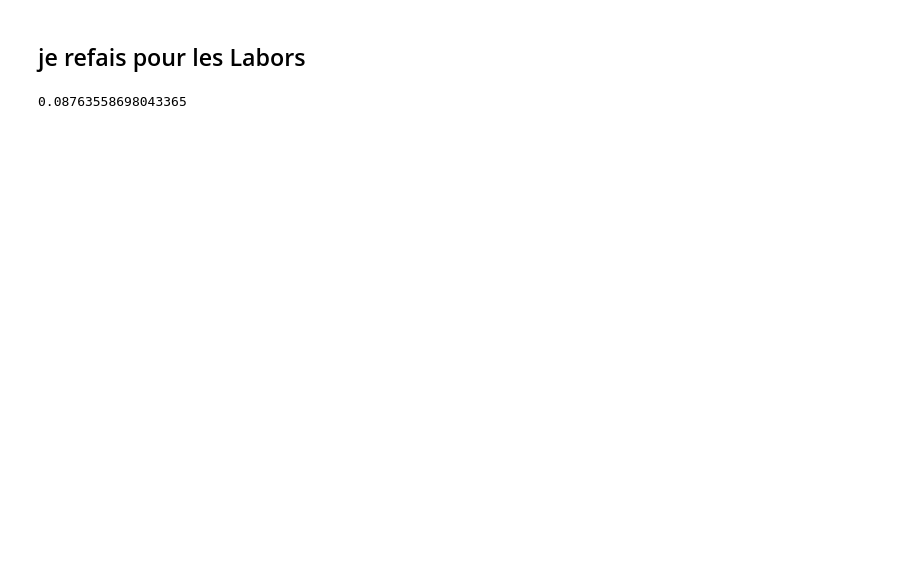
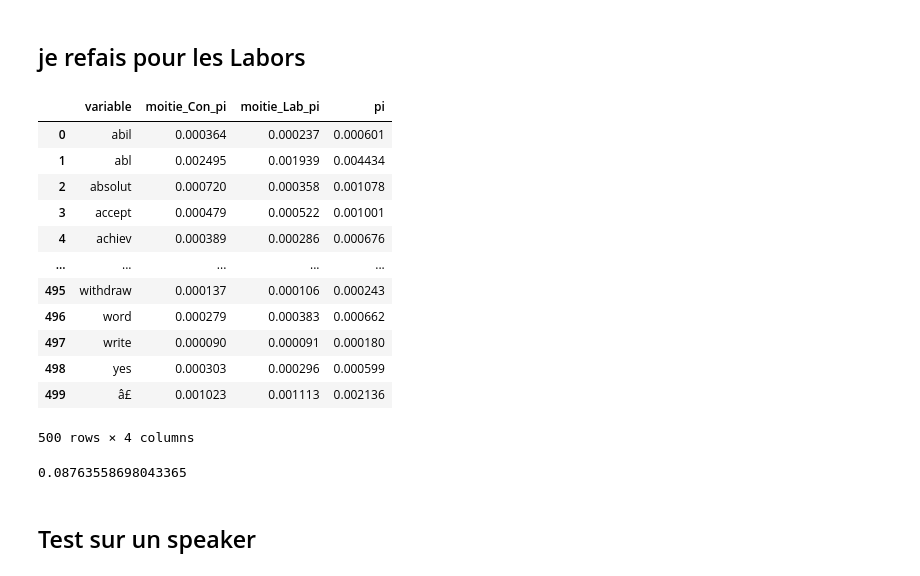
Before and after one commit to ismakrout/NLP-project, a Jupyter notebook: NB_3.ipynb, the cells around one changed output. Saved outputs shown, nothing was run; the diff lists cells and outputs as text; code cells hidden in the pictures; blank space fills up the shorter version.

```diff
--- a/NB_3.ipynb
+++ b/NB_3.ipynb
@@ -107,22 +142,22 @@ aux_Lab['q_hat_Lab_-ijt'] = aux_Lab['Somme_c_it'] / aux_Lab['Somme_m_it']
 # %%
-aux_Lab_intial = aux_Lab.drop(columns=['q_hat_Lab_-ijt'])
-aux_Lab_intial['Somme_m_it'] = aux_Lab_intial['Somme_m_it'] + aux_Lab_intial['m_it']
-aux_Lab_intial['Somme_c_it'] = aux_Lab_intial['Somme_c_it'] + aux_Lab_intial['value']
-aux_Lab_intial['q_hat_Lab_jt'] = aux_Lab_intial['Somme_c_it'] / aux_Lab_intial['Somme_m_it']
-aux_Lab_intial = aux_Lab_intial[['variable', 'q_hat_Lab_jt']]
-aux_Lab_intial.drop_duplicates(subset=['variable'], inplace=True)
+df_modelisation_Lab_intial = df_modelisation_Lab.drop(columns=['q_hat_Lab_-ijt'])
+df_modelisation_Lab_intial['Somme_m_it'] = df_modelisation_Lab_intial['Somme_m_it'] + df_modelisation_Lab_intial['m_it']
+df_modelisation_Lab_intial['Somme_c_it'] = df_modelisation_Lab_intial['Somme_c_it'] + df_modelisation_Lab_intial['value']
+df_modelisation_Lab_intial['q_hat_Lab_jt'] = df_modelisation_Lab_intial['Somme_c_it'] / df_modelisation_Lab_intial['Somme_m_it']
+df_modelisation_Lab_intial = df_modelisation_Lab_intial[['variable', 'q_hat_Lab_jt']]
+df_modelisation_Lab_intial.drop_duplicates(subset=['variable'], inplace=True)
 # %%
 # La je fais mon merge
-aux_Con = pd.merge(
-    aux_Con,
-    aux_Lab_intial,
+df_modelisation_Con = pd.merge(
+    df_modelisation_Con,
+    df_modelisation_Lab_intial,
     how='left',
     on=['variable']
 )
-aux_Con['rho_hat_-ijt'] = (aux_Con['q_hat_Con_-ijt']) / (aux_Con['q_hat_Con_-ijt'] + aux_Con['q_hat_Lab_jt'])
-aux_Con['produit'] = aux_Con['q_hat_it'] * aux_Con['rho_hat_-ijt']
-nb_Con = len(aux_Con['Speaker'].unique())
-res_Con = aux_Con[['variable', 'produit']].groupby(by=['variable']).sum().reset_index()
+df_modelisation_Con['rho_hat_-ijt'] = (df_modelisation_Con['q_hat_Con_-ijt']) / (df_modelisation_Con['q_hat_Con_-ijt'] + df_modelisation_Con['q_hat_Lab_jt'])
+df_modelisation_Con['produit'] = df_modelisation_Con['q_hat_it'] * df_modelisation_Con['rho_hat_-ijt']
+nb_Con = len(df_modelisation_Con['Speaker'].unique())
+res_Con = df_modelisation_Con[['variable', 'produit']].groupby(by=['variable']).sum().reset_index()
 res_Con['moitie_Con_pi'] = res_Con['produit']*(1/2)*(1/nb_Con)
 res_Con.drop(columns=['produit'], inplace=True)
 # %% [markdown]
@@ -137,15 +172,15 @@ aux_Con_intial.drop_duplicates(subset=['variable'], inplace=True)
 # %%
 #  La je fais mon merge
-aux_Lab = pd.merge(
-    aux_Lab,
-    aux_Lab_intial,
+df_modelisation_Lab = pd.merge(
+    df_modelisation_Lab,
+    df_modelisation_Lab_intial,
     how='left',
     on=['variable']
 )
-aux_Lab['rho_hat_-ijt'] = (aux_Lab['q_hat_Lab_-ijt']) / (aux_Lab['q_hat_Lab_-ijt'] + aux_Lab['q_hat_Lab_jt'])
-aux_Lab['produit'] = aux_Lab['q_hat_it'] * aux_Lab['rho_hat_-ijt']
-nb_Lab = len(aux_Lab['Speaker'].unique())
-res_Lab = aux_Lab[['variable', 'produit']].groupby(by=['variable']).sum().reset_index()
+df_modelisation_Lab['rho_hat_-ijt'] = (df_modelisation_Lab['q_hat_Lab_-ijt']) / (df_modelisation_Lab['q_hat_Lab_-ijt'] + df_modelisation_Lab['q_hat_Lab_jt'])
+df_modelisation_Lab['produit'] = df_modelisation_Lab['q_hat_it'] * df_modelisation_Lab['rho_hat_-ijt']
+nb_Lab = len(df_modelisation_Lab['Speaker'].unique())
+res_Lab = df_modelisation_Lab[['variable', 'produit']].groupby(by=['variable']).sum().reset_index()
 res_Lab['moitie_Lab_pi'] = res_Lab['produit']*(1/2)*(1/nb_Lab)
 res_Lab.drop(columns=['produit'], inplace=True)
 # %%
@@ -157,7 +192,25 @@ res = pd.merge(
 )
 # %%
 res['pi'] = res['moitie_Con_pi'] + res['moitie_Lab_pi']
+# %%
+res
+# %% [output]
+|  | variable | moitie_Con_pi | moitie_Lab_pi | pi |
+| 0 | abil | 0.000364 | 0.000237 | 0.000601 |
+| 1 | abl | 0.002495 | 0.001939 | 0.004434 |
+| 2 | absolut | 0.000720 | 0.000358 | 0.001078 |
+| 3 | accept | 0.000479 | 0.000522 | 0.001001 |
+| 4 | achiev | 0.000389 | 0.000286 | 0.000676 |
+| ... | ... | ... | ... | ... |
+| 495 | withdraw | 0.000137 | 0.000106 | 0.000243 |
+| 496 | word | 0.000279 | 0.000383 | 0.000662 |
+| 497 | write | 0.000090 | 0.000091 | 0.000180 |
+| 498 | yes | 0.000303 | 0.000296 | 0.000599 |
+| 499 | â£ | 0.001023 | 0.001113 | 0.002136 |
+500 rows × 4 columns
 # %%
 res['pi'].max()
 # %% [output]
 0.08763558698043365
+# %% [markdown]
+## Test sur un speaker
```
Also changed, not shown: parts of 64 cells of this notebook.
